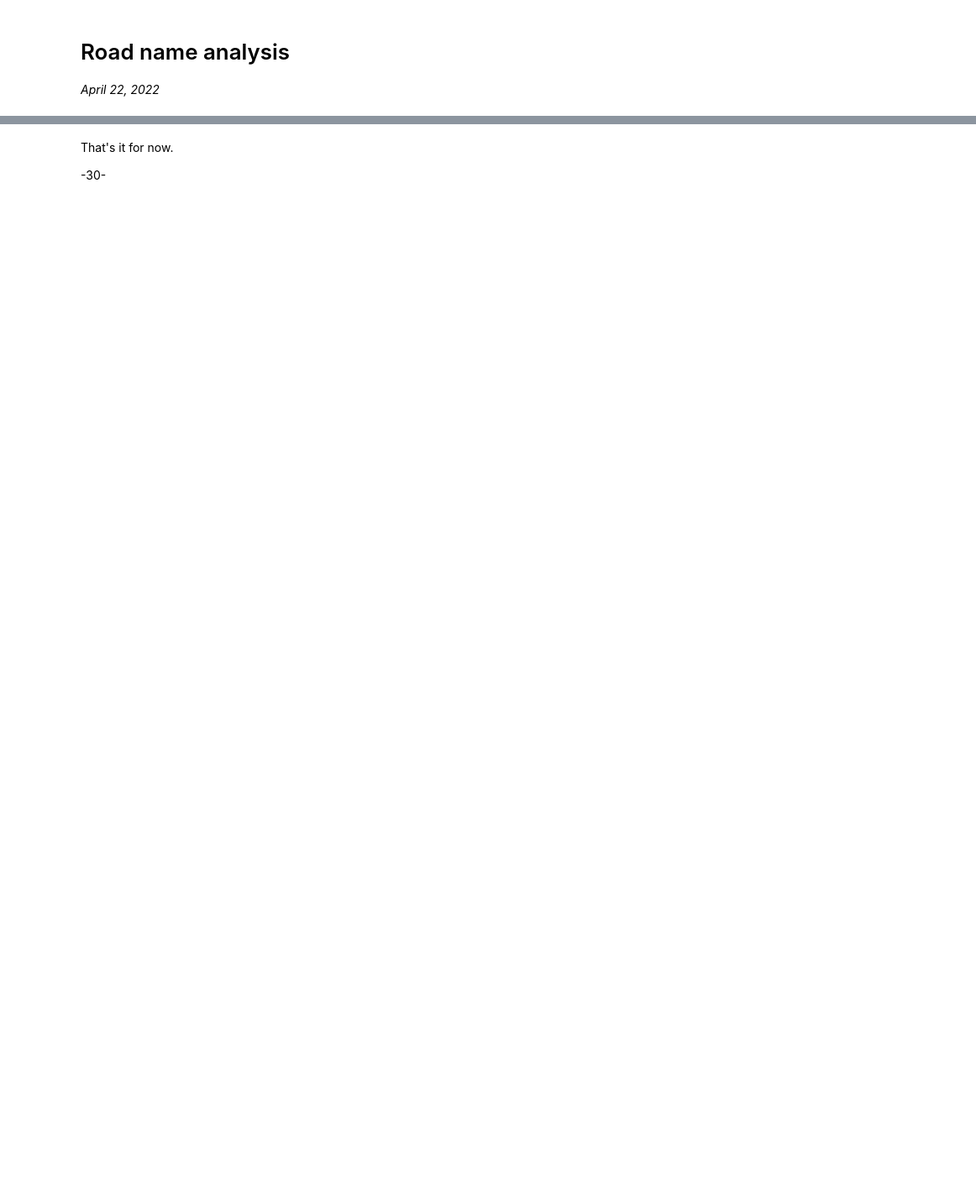
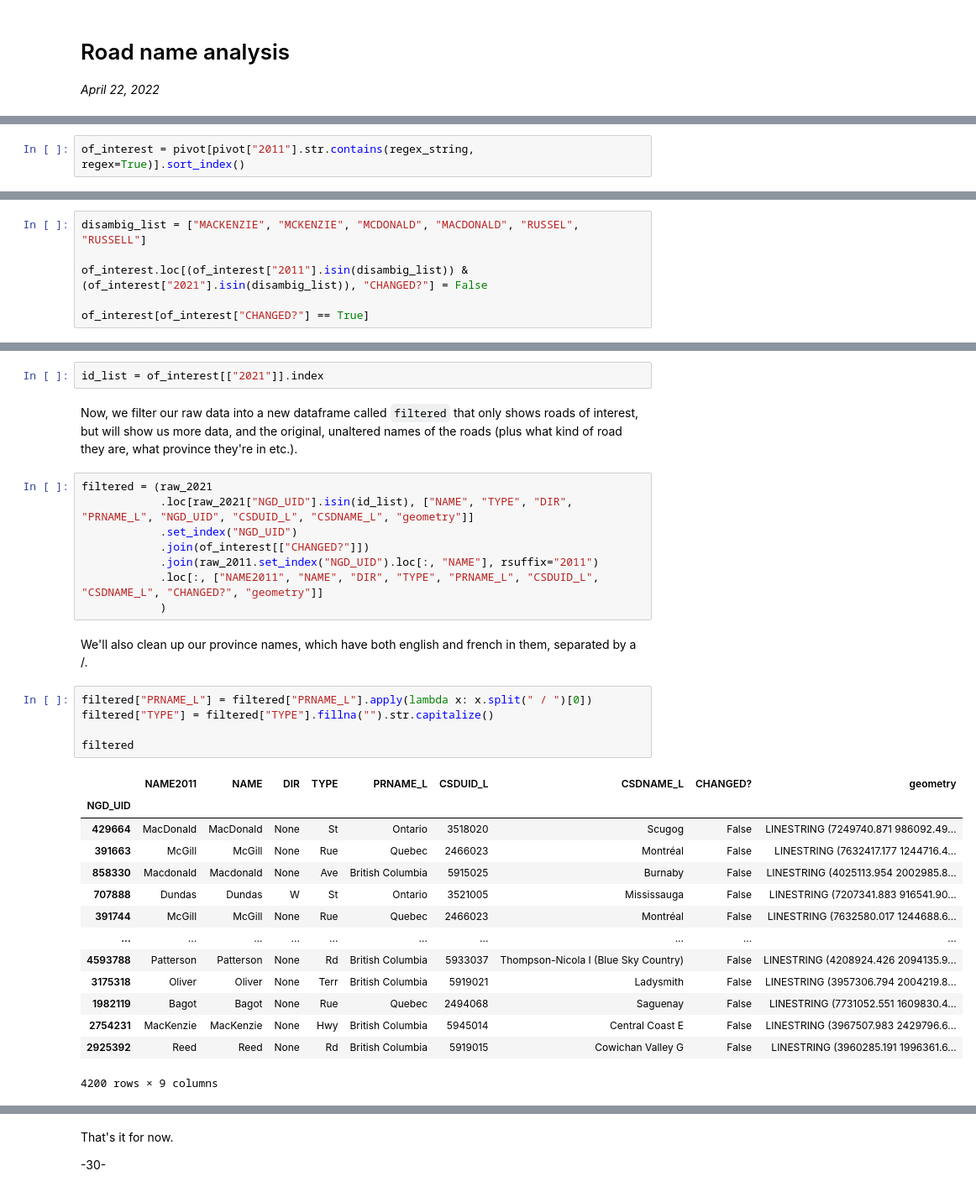
Before and after one commit to dexmcmillan/cbc-roadnames, a Jupyter notebook: 20220422-ROADNAMES.ipynb, the cells around one changed output, grey strips where cells are left out. Shown at 84% size. Cells and saved outputs as stored; diff of their text form; blank space fills up the shorter version.

```diff
--- a/20220422-ROADNAMES.ipynb
+++ b/20220422-ROADNAMES.ipynb
@@ -60,0 +177,2 @@ cx.add_basemap(fig)
+# %%
+of_interest = pivot[pivot["2011"].str.contains(regex_string, regex=True)].sort_index()
@@ -60,0 +193,6 @@ cx.add_basemap(fig)
+# %%
+disambig_list = ["MACKENZIE", "MCKENZIE", "MCDONALD", "MACDONALD", "RUSSEL", "RUSSELL"]
+
+of_interest.loc[(of_interest["2011"].isin(disambig_list)) & (of_interest["2021"].isin(disambig_list)), "CHANGED?"] = False
+
+of_interest[of_interest["CHANGED?"] == True]
@@ -60,0 +222,34 @@ cx.add_basemap(fig)
+# %%
+id_list = of_interest[["2021"]].index
+# %% [markdown]
+Now, we filter our raw data into a new dataframe called `filtered` that only shows roads of interest, but will show us more data, and the original, unaltered names of the roads (plus what kind of road they are, what province they're in etc.).
+# %%
+filtered = (raw_2021
+            .loc[raw_2021["NGD_UID"].isin(id_list), ["NAME", "TYPE", "DIR", "PRNAME_L", "NGD_UID", "CSDUID_L", "CSDNAME_L", "geometry"]]
+            .set_index("NGD_UID")
+            .join(of_interest[["CHANGED?"]])
+            .join(raw_2011.set_index("NGD_UID").loc[:, "NAME"], rsuffix="2011")
+            .loc[:, ["NAME2011", "NAME", "DIR", "TYPE", "PRNAME_L", "CSDUID_L", "CSDNAME_L", "CHANGED?", "geometry"]]
+            )
+# %% [markdown]
+We'll also clean up our province names, which have both english and french in them, separated by a /.
+# %%
+filtered["PRNAME_L"] = filtered["PRNAME_L"].apply(lambda x: x.split(" / ")[0])
+filtered["TYPE"] = filtered["TYPE"].fillna("").str.capitalize()
+
+filtered
+# %% [output]
+|  | NAME2011 | NAME | DIR | TYPE | PRNAME_L | CSDUID_L | CSDNAME_L | CHANGED? | geometry |
+| NGD_UID |  |  |  |  |  |  |  |  |  |
+| 429664 | MacDonald | MacDonald | None | St | Ontario | 3518020 | Scugog | False | LINESTRING (7249740.871 986092.49... |
+| 391663 | McGill | McGill | None | Rue | Quebec | 2466023 | Montréal | False | LINESTRING (7632417.177 1244716.4... |
+| 858330 | Macdonald | Macdonald | None | Ave | British Columbia | 5915025 | Burnaby | False | LINESTRING (4025113.954 2002985.8... |
+| 707888 | Dundas | Dundas | W | St | Ontario | 3521005 | Mississauga | False | LINESTRING (7207341.883 916541.90... |
+| 391744 | McGill | McGill | None | Rue | Quebec | 2466023 | Montréal | False | LINESTRING (7632580.017 1244688.6... |
+| ... | ... | ... | ... | ... | ... | ... | ... | ... | ... |
+| 4593788 | Patterson | Patterson | None | Rd | British Columbia | 5933037 | Thompson-Nicola I (Blue Sky Country) | False | LINESTRING (4208924.426 2094135.9... |
+| 3175318 | Oliver | Oliver | None | Terr | British Columbia | 5919021 | Ladysmith | False | LINESTRING (3957306.794 2004219.8... |
+| 1982119 | Bagot | Bagot | None | Rue | Quebec | 2494068 | Saguenay | False | LINESTRING (7731052.551 1609830.4... |
+| 2754231 | MacKenzie | MacKenzie | None | Hwy | British Columbia | 5945014 | Central Coast E | False | LINESTRING (3967507.983 2429796.6... |
+| 2925392 | Reed | Reed | None | Rd | British Columbia | 5919015 | Cowichan Valley G | False | LINESTRING (3960285.191 1996361.6... |
+4200 rows × 9 columns
```
Also changed, not shown: parts of 62 cells of this notebook.
